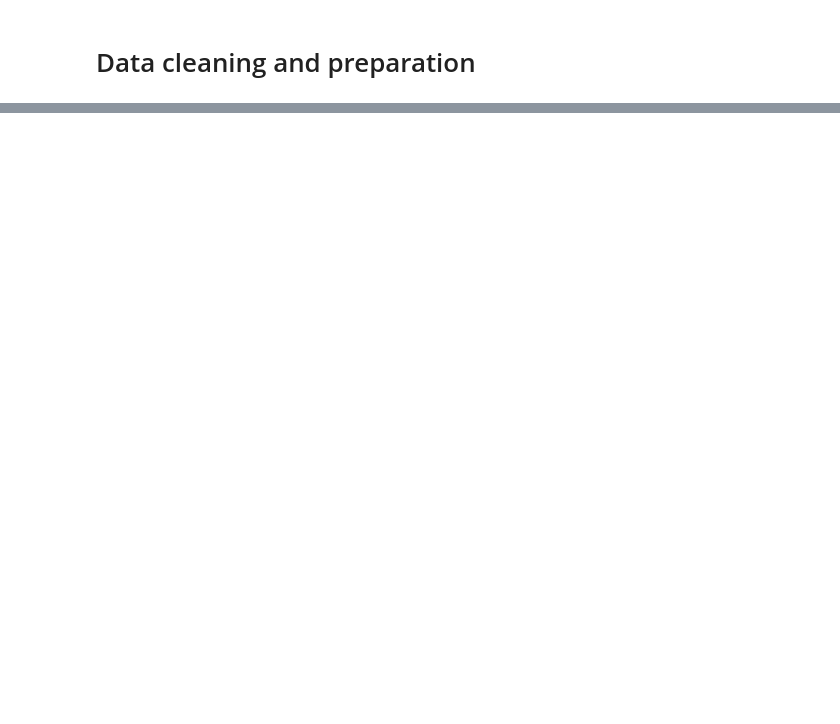
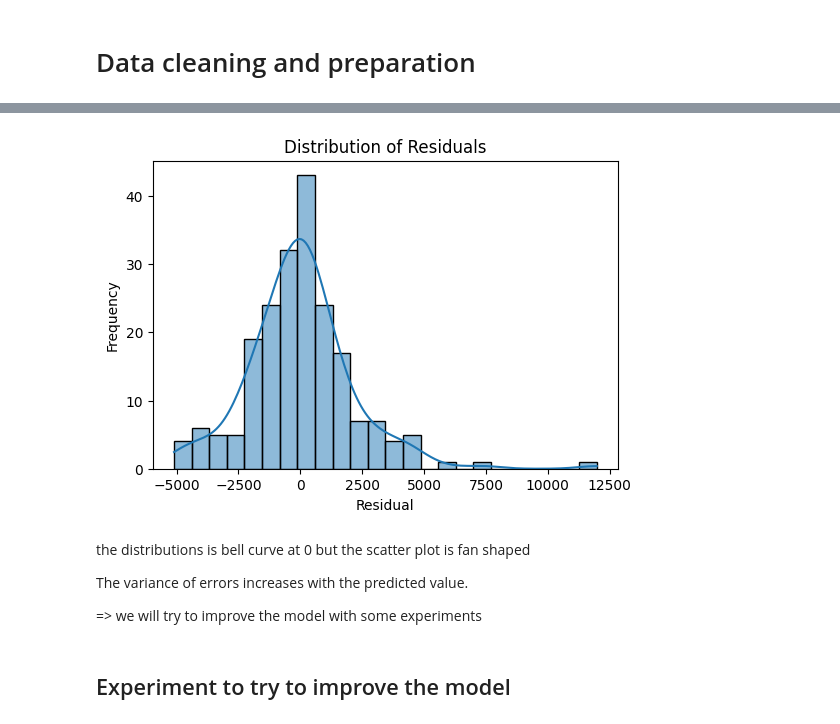
Before and after one commit to Thdor/car_price, a Jupyter notebook: notebooks/car.ipynb, the cells around one changed output, grey strips where cells are left out. Cells and saved outputs as stored; diff of their text form; code cells hidden in the pictures; blank space fills up the shorter version.

```diff
--- a/notebooks/car.ipynb
+++ b/notebooks/car.ipynb
@@ -131,0 +443,6 @@ plt.show()
+# %%
+from sklearn.preprocessing import StandardScaler
+
+scaler = StandardScaler()
+df_keep[numeric_columns_keep] = scaler.fit_transform(df_keep[numeric_columns_keep])
+df_keep
@@ -131,0 +547,17 @@ plt.show()
+# %%
+plt.figure(figsize=(6, 4))
+sns.histplot(residuals, kde=True)
+plt.title("Distribution of Residuals")
+plt.xlabel("Residual")
+plt.ylabel("Frequency")
+plt.show()
+# %% [output]
+[figure, added]
+# %% [markdown]
+the distributions is bell curve at 0 but the scatter plot is fan shaped
+
+The variance of errors increases with the predicted value.
+
+=> we will try to improve the model with some experiments
+# %% [markdown]
+## Experiment to try to improve the model
```
Also changed, not shown: parts of 67 cells of this notebook.
